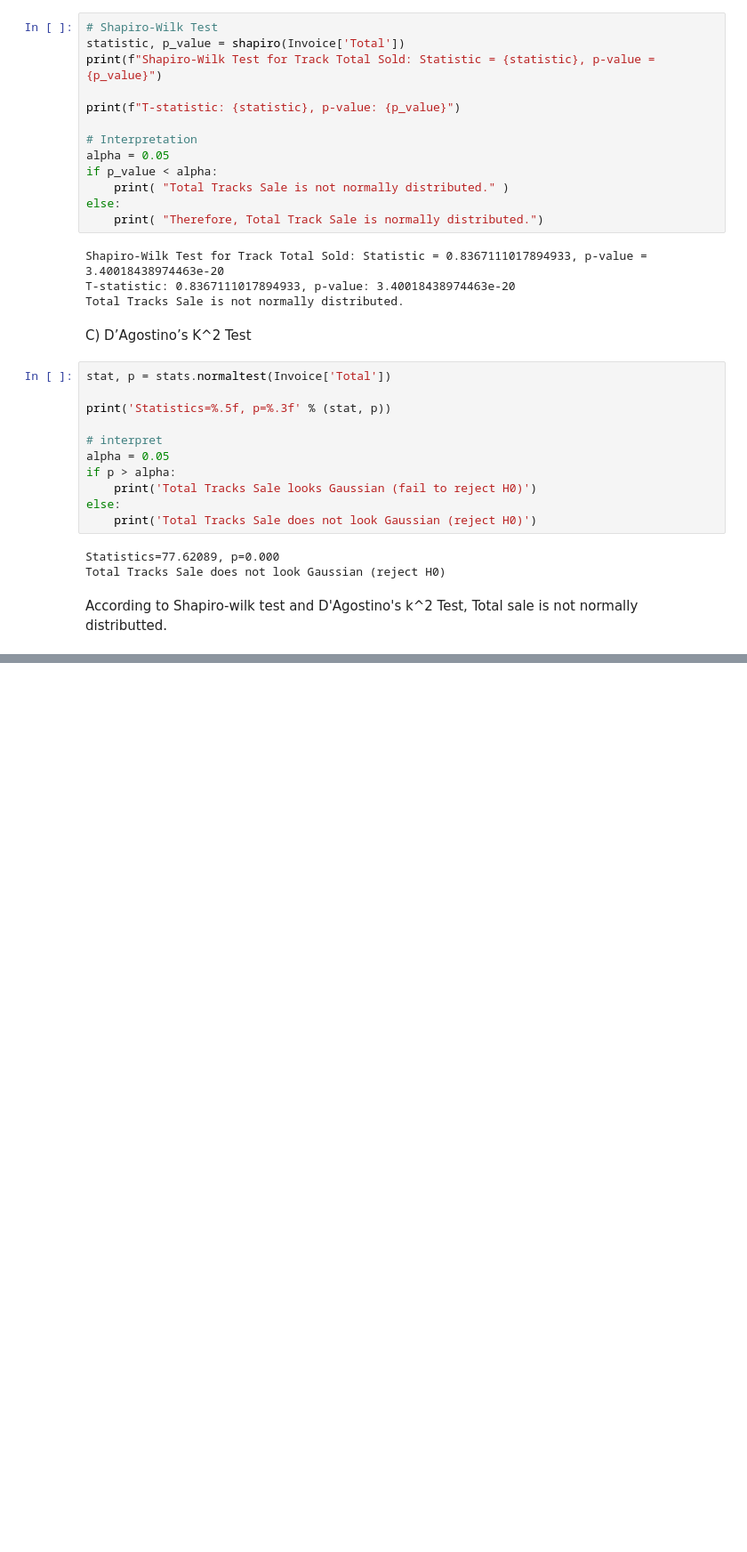
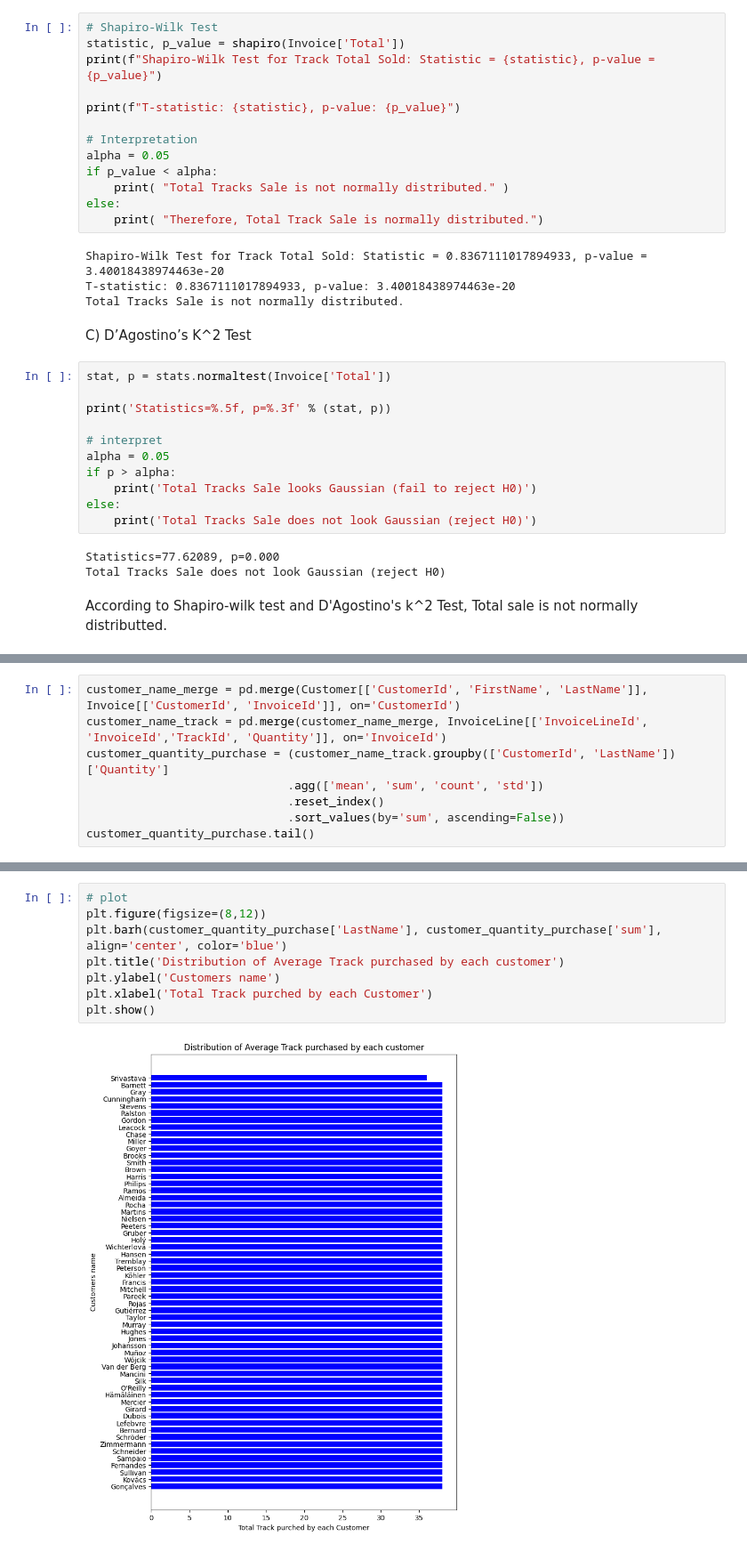
Before and after one commit to Mahlagha1994/Chinook, a Jupyter notebook: notebooks/Chinook Data Analysis.ipynb, the cells around one changed output, grey strips where cells are left out. Shown: that part at 89% size. Drawn from its saved outputs; the diff is of its cells as text; blank space fills up the shorter version.

```diff
--- a/notebooks/Chinook Data Analysis.ipynb
+++ b/notebooks/Chinook Data Analysis.ipynb
@@ -468,0 +735,8 @@ According to Shapiro-wilk test and D'Agostino's k^2 Test, Total sale is not norm
+# %%
+customer_name_merge = pd.merge(Customer[['CustomerId', 'FirstName', 'LastName']], Invoice[['CustomerId', 'InvoiceId']], on='CustomerId')
+customer_name_track = pd.merge(customer_name_merge, InvoiceLine[['InvoiceLineId', 'InvoiceId','TrackId', 'Quantity']], on='InvoiceId')
+customer_quantity_purchase = (customer_name_track.groupby(['CustomerId', 'LastName'])['Quantity']
+                             .agg(['mean', 'sum', 'count', 'std'])
+                             .reset_index()
+                             .sort_values(by='sum', ascending=False))
+customer_quantity_purchase.tail()
@@ -468,0 +750,10 @@ According to Shapiro-wilk test and D'Agostino's k^2 Test, Total sale is not norm
+# %%
+# plot
+plt.figure(figsize=(8,12))
+plt.barh(customer_quantity_purchase['LastName'], customer_quantity_purchase['sum'], align='center', color='blue')
+plt.title('Distribution of Average Track purchased by each customer')
+plt.ylabel('Customers name')
+plt.xlabel('Total Track purched by each Customer')
+plt.show()
+# %% [output]
+[figure, added]
```
Also changed, not shown: parts of 27 cells of this notebook.
